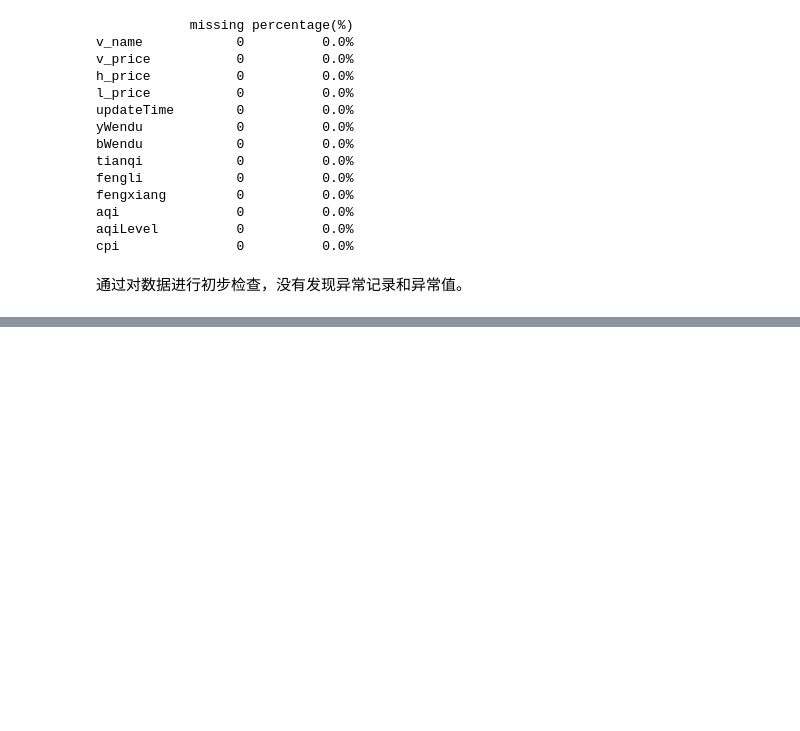
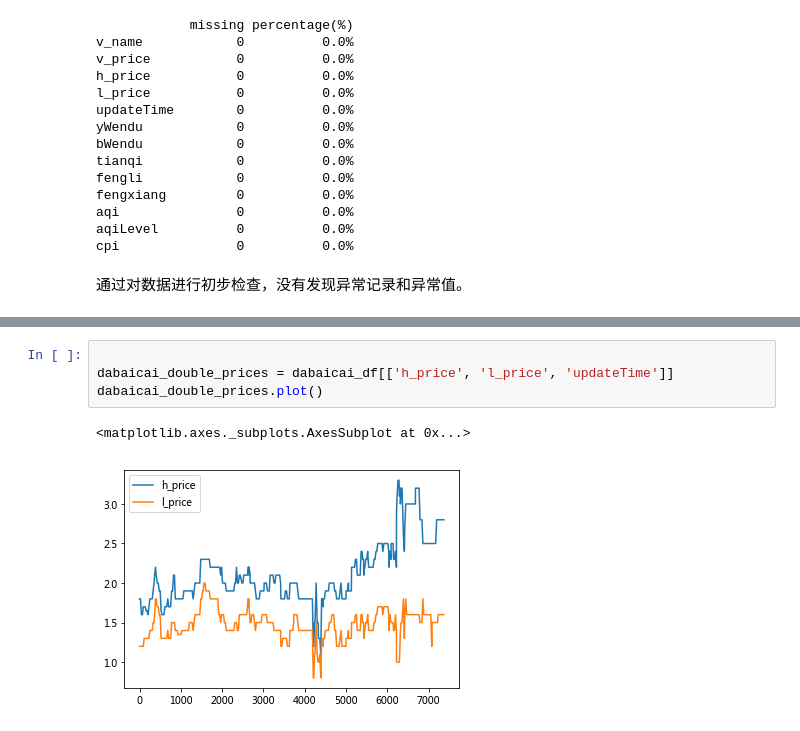
Before and after one commit to leesper/Vegetables_Price, a Jupyter notebook: vegetable_price_eda.ipynb, the cells around one changed output, grey strips where cells are left out. Cells and saved outputs as stored; diff of their text form; blank space fills up the shorter version.

```diff
--- a/vegetable_price_eda.ipynb
+++ b/vegetable_price_eda.ipynb
@@ -78,0 +91,7 @@ u'/home/leesper/anaconda2/lib/python2.7/site-packages/matplotlib/mpl-data/matplo
+# %%
+
+dabaicai_double_prices = dabaicai_df[['h_price', 'l_price', 'updateTime']]
+dabaicai_double_prices.plot()
+# %% [output]
+<matplotlib.axes._subplots.AxesSubplot at 0x...>
+[figure, added]
```
Also changed, not shown: parts of 8 cells of this notebook.
